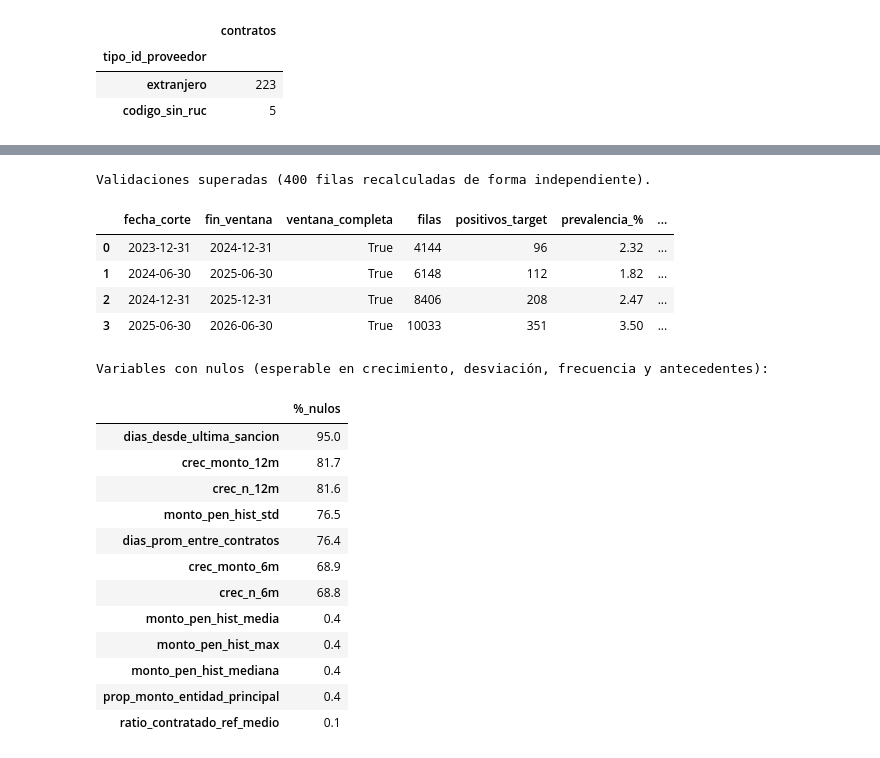
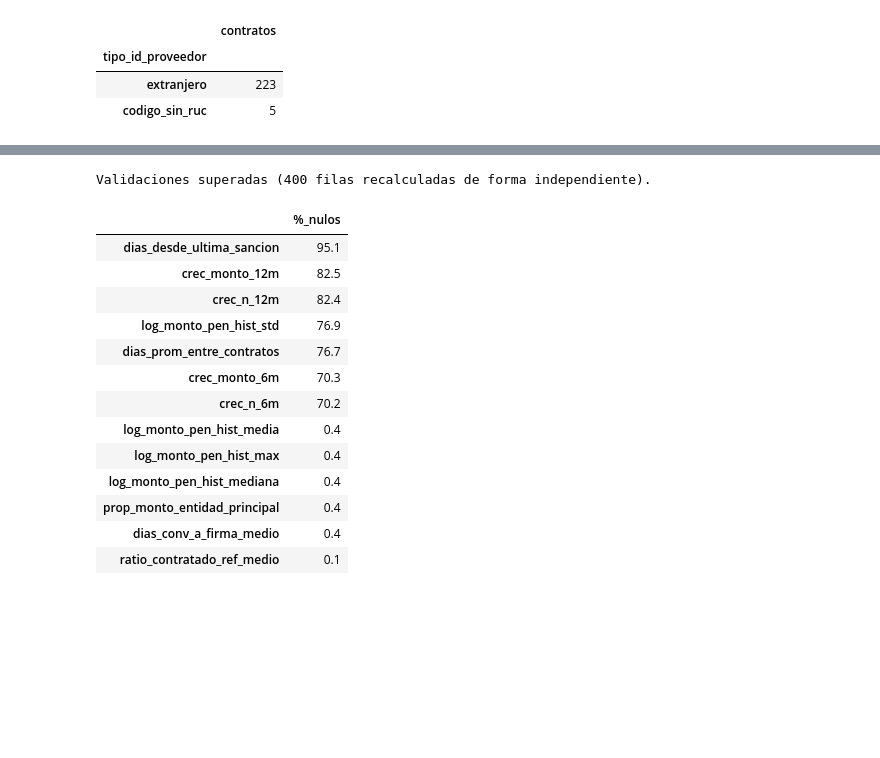
Before and after one commit to CyndxTs/G5-IA-APLICADA, a Jupyter notebook: notebooks/02_preprocesamiento.ipynb, the cells around one changed output, grey strips where cells are left out. Drawn from its saved outputs; the diff is of its cells as text; code cells hidden in the pictures; blank space fills up the shorter version.

```diff
--- a/notebooks/02_preprocesamiento.ipynb
+++ b/notebooks/02_preprocesamiento.ipynb
@@ -375,7 +343,7 @@ for archivo in archivos_convocatorias:
 convocatorias_items = pd.concat(partes, ignore_index=True)
 del partes
 
-convocatorias_items, dup_conv = quitar_duplicados(convocatorias_items, "convocatorias")
+convocatorias_items = quitar_duplicados(convocatorias_items)
 clave = ["codigoconvocatoria_norm", "n_item_norm"]
 repetidas = int(convocatorias_items.duplicated(clave, keep="first").sum())
 convocatorias_items = convocatorias_items.drop_duplicates(clave, keep="first").reset_index(drop=True)
@@ -418,7 +386,7 @@ CSV con separador `|` y codificación `cp1252`. El código de entidad coincide c
 archivo_entidades = RAW / "entidades_contratantes" / "entidades_contratantes.csv"
 entidades = leer_csv_barra(archivo_entidades)
 exigir_columnas(entidades, ["ruc", "codconsucode", "nombre_de_entidad", "departamento", "provincia", "distrito", "estado"], archivo_entidades)
-entidades, dup_ent = quitar_duplicados(entidades, "entidades")
+entidades = quitar_duplicados(entidades)
 entidades["codigoentidad_norm"] = normalizar_id(entidades["codconsucode"], quitar_ceros=True)
 entidades["ruc_entidad_norm"] = normalizar_id(entidades["ruc"])
 for c in ["departamento", "provincia", "distrito", "estado"]:
@@ -639,8 +598,8 @@ contratos = (items.groupby("n_cod_contrato_norm", sort=False).agg(
 contratos["fecha_disponible"] = contratos[["fecha_suscripcion", "fecha_publicacion"]].max(axis=1)
 contratos["monto_pen"] = contratos["monto_total"].where(contratos["moneda_norm"].eq("PEN").fillna(False))
 contratos["ratio_contratado_ref"] = (contratos["suma_item"] / contratos["suma_ref"]).where(contratos["suma_ref"] > 0)
-contratos["dias_conv_a_firma"] = (contratos["fecha_suscripcion"] - contratos["fecha_conv"]).dt.days
-contratos["duracion_dias"] = (contratos["vig_fin"] - contratos["vig_ini"]).dt.days
+contratos["dias_conv_a_firma"] = (contratos["fecha_suscripcion"] - contratos["fecha_conv"]).dt.days.where(lambda s: s >= 0)
+contratos["duracion_dias"] = (contratos["vig_fin"] - contratos["vig_ini"]).dt.days.where(lambda s: s.between(0, 3650))
 contratos["es_consorcio"] = contratos["tipo_id_proveedor"].eq("consorcio_probable").fillna(False).astype(int)
 contratos["es_bien"] = contratos["objeto"].eq("BIEN").fillna(False).astype(int)
 contratos["es_servicio"] = contratos["objeto"].eq("SERVICIO").fillna(False).astype(int)
@@ -650,12 +609,7 @@ contratos["es_contratacion_directa"] = contratos["tipo_proceso"].eq("CONTRATACIO
 contratos["es_moneda_extranjera"] = (contratos["moneda_norm"].ne("PEN") & contratos["moneda_norm"].notna()).fillna(False).astype(int)
 contratos = contratos.drop(columns=["suma_item", "suma_ref"])
 
-tipos_permitidos = ["ruc"]
-if INCLUIR_CONSORCIOS:
-    tipos_permitidos.append("consorcio_probable")
-if INCLUIR_EXTRANJEROS:
-    tipos_permitidos.append("extranjero")
-poblacion = contratos["tipo_id_proveedor"].isin(tipos_permitidos)
+poblacion = contratos["tipo_id_proveedor"].isin(["ruc", "consorcio_probable"])
 contratos_excluidos = contratos.loc[~poblacion, "tipo_id_proveedor"].value_counts()
 contratos_modelo = contratos.loc[poblacion].reset_index(drop=True)
 
@@ -846,10 +785,6 @@ HZ = HORIZONTE_MESES
 DICCIONARIO = [
     ("id_proveedor", "Identificación", "RUC del proveedor (o RUC de pago del consorcio probable). Solo para identificar/unir.", "ID"),
     ("fecha_corte", "Identificación", "Fecha de corte: solo se usa información disponible hasta esta fecha.", "ID"),
-    ("fecha_fin_ventana", "Control", f"Fin de la ventana de la etiqueta (corte + {HZ} meses).", "Control"),
-    ("ventana_etiqueta_completa", "Control", "1 si la ventana termina antes de la fecha de las bases de sanciones (etiqueta completa).", "Control"),
-    ("etiqueta_confiable", "Control", "1 si el corte es posterior al inicio de la cobertura confiable de las listas de sanciones.", "Control"),
-    ("meses_cobertura_datos", "Control", "Meses de datos de contratos disponibles hasta el corte (limita las ventanas largas).", "Control"),
     ("target", "Target", f"1 si el proveedor tiene una sanción (inhabilitación o multa) con evento en los {HZ} meses posteriores al corte.", "Target"),
     (f"y_inhabilitacion_{HZ}m", "Target", f"1 si recibe una inhabilitación en los {HZ} meses posteriores al corte.", "Target"),
     (f"y_multa_{HZ}m", "Target", f"1 si recibe una multa en los {HZ} meses posteriores al corte.", "Target"),
@@ -858,13 +793,13 @@ DICCIONARIO = [
 ]
 for m in (3, 6, 12, 24):
     DICCIONARIO += [(f"n_contratos_{m}m", "Actividad", f"Contratos disponibles en los últimos {m} meses antes del corte.", "Predictora"),
-                    (f"monto_pen_{m}m", "Montos", f"Suma de montos contratados en soles en los últimos {m} meses.", "Predictora")]
+                    (f"log_monto_pen_{m}m", "Montos (log1p)", f"Suma de montos contratados en soles en los últimos {m} meses.", "Predictora")]
 DICCIONARIO += [
-    ("monto_pen_hist_total", "Montos", "Suma de montos contratados en soles en todo el historial.", "Predictora"),
-    ("monto_pen_hist_media", "Montos", "Monto medio por contrato en soles (historial).", "Predictora"),
-    ("monto_pen_hist_mediana", "Montos", "Monto mediano por contrato en soles (historial).", "Predictora"),
-    ("monto_pen_hist_max", "Montos", "Monto máximo de un contrato en soles (historial).", "Predictora"),
-    ("monto_pen_hist_std", "Montos", "Desviación estándar de los montos por contrato (nulo con un solo contrato).", "Predictora"),
+    ("log_monto_pen_hist_total", "Montos (log1p)", "Suma de montos contratados en soles en todo el historial.", "Predictora"),
+    ("log_monto_pen_hist_media", "Montos (log1p)", "Monto medio por contrato en soles (historial).", "Predictora"),
+    ("log_monto_pen_hist_mediana", "Montos (log1p)", "Monto mediano por contrato en soles (historial).", "Predictora"),
+    ("log_monto_pen_hist_max", "Montos (log1p)", "Monto máximo de un contrato en soles (historial).", "Predictora"),
+    ("log_monto_pen_hist_std", "Montos (log1p)", "Desviación estándar de los montos por contrato (nulo con un solo contrato).", "Predictora"),
     ("crec_n_6m", "Crecimiento", "Variación relativa del número de contratos: últimos 6 meses vs los 6 anteriores (nulo si el previo es 0 o no hay cobertura).", "Predictora"),
     ("crec_monto_6m", "Crecimiento", "Variación relativa del monto en soles: últimos 6 meses vs los 6 anteriores.", "Predictora"),
     ("crec_n_12m", "Crecimiento", "Variación relativa del número de contratos: últimos 12 meses vs los 12 anteriores.", "Predictora"),
@@ -921,51 +850,45 @@ Si alguna falla, el notebook se detiene:
 # %%
 assert not dataset.duplicated(["id_proveedor", "fecha_corte"]).any(), "Hay filas repetidas por proveedor y corte."
 
 binarias = ["target", f"y_inhabilitacion_{HORIZONTE_MESES}m", f"y_multa_{HORIZONTE_MESES}m", "es_consorcio_probable",
-            "tiene_sancion_previa", "inhabilitado_vigente_al_corte", "ventana_etiqueta_completa", "etiqueta_confiable"]
+            "tiene_sancion_previa", "inhabilitado_vigente_al_corte"]
 for col in binarias:
     assert set(dataset[col].unique()) <= {0, 1}, f"{col} no es binaria"
 assert (dataset["target"] == (dataset[f"y_inhabilitacion_{HORIZONTE_MESES}m"] | dataset[f"y_multa_{HORIZONTE_MESES}m"])).all()
+
+assert dataset.nunique(dropna=False).gt(1).all(), "Hay columnas constantes"
 
 orden = ["n_contratos_3m", "n_contratos_6m", "n_contratos_12m", "n_contratos_24m", "n_contratos_hist"]
 assert (dataset[orden].diff(axis=1).iloc[:, 1:] >= 0).all().all(), "Las ventanas de actividad no son monótonas."
 
 muestra = dataset.sample(min(400, len(dataset)), random_state=42)
 for fila in muestra.itertuples(index=False):
     hist = contratos_modelo.loc[(contratos_modelo["id_proveedor"] == fila.id_proveedor)
                                 & (contratos_modelo["fecha_disponible"] <= fila.fecha_corte)]
     assert len(hist) == fila.n_contratos_hist, ("Contratos al corte no coinciden", fila.id_proveedor, fila.fecha_corte)
     futuro = eventos.loc[(eventos["id_proveedor"] == fila.id_proveedor)
                          & (eventos["fecha_evento"] > fila.fecha_corte)
-                         & (eventos["fecha_evento"] <= fila.fecha_fin_ventana)]
+                         & (eventos["fecha_evento"] <= fila.fecha_corte + pd.DateOffset(months=HORIZONTE_MESES))]
     assert int(len(futuro) > 0) == fila.target, ("Target no coincide", fila.id_proveedor, fila.fecha_corte)
     previas = eventos.loc[(eventos["id_proveedor"] == fila.id_proveedor) & (eventos["fecha_evento"] <= fila.fecha_corte)]
     assert len(previas) == fila.n_inhab_previas + fila.n_multas_previas, ("Antecedentes no coinciden", fila.id_proveedor)
 print(f"Validaciones superadas ({len(muestra)} filas recalculadas de forma independiente).")
 
-display(resumen_cortes)
 nulos = (dataset.isna().mean() * 100).round(1).rename("%_nulos").to_frame()
-print("Variables con nulos (esperable en crecimiento, desviación, frecuencia y antecedentes):")
-display(nulos[nulos["%_nulos"] > 0].sort_values("%_nulos", ascending=False))
-display(dataset.groupby("fecha_corte")[["n_contratos_hist", "monto_pen_hist_total"]].describe().T.round(1).head(16))
+nulos[nulos["%_nulos"] > 0].sort_values("%_nulos", ascending=False)
 # %% [output]
 Validaciones superadas (400 filas recalculadas de forma independiente).
-|  | fecha_corte | fin_ventana | ventana_completa | filas | positivos_target | prevalencia_% | ... |
-| 0 | 2023-12-31 | 2024-12-31 | True | 4144 | 96 | 2.32 | ... |
-| 1 | 2024-06-30 | 2025-06-30 | True | 6148 | 112 | 1.82 | ... |
-| 2 | 2024-12-31 | 2025-12-31 | True | 8406 | 208 | 2.47 | ... |
-| 3 | 2025-06-30 | 2026-06-30 | True | 10033 | 351 | 3.50 | ... |
+|  | %_nulos |
+| dias_desde_ultima_sancion | 95.1 |
+| crec_monto_12m | 82.5 |
+| crec_n_12m | 82.4 |
+| log_monto_pen_hist_std | 76.9 |
+| dias_prom_entre_contratos | 76.7 |
+| crec_monto_6m | 70.3 |
+| crec_n_6m | 70.2 |
+| log_monto_pen_hist_media | 0.4 |
+| log_monto_pen_hist_max | 0.4 |
+| log_monto_pen_hist_mediana | 0.4 |
+| prop_monto_entidad_principal | 0.4 |
+| dias_conv_a_firma_medio | 0.4 |
+| ratio_contratado_ref_medio | 0.1 |
-Variables con nulos (esperable en crecimiento, desviación, frecuencia y antecedentes):
-|  | %_nulos |
-| dias_desde_ultima_sancion | 95.0 |
-| crec_monto_12m | 81.7 |
-| crec_n_12m | 81.6 |
-| monto_pen_hist_std | 76.5 |
-| dias_prom_entre_contratos | 76.4 |
-| crec_monto_6m | 68.9 |
-| crec_n_6m | 68.8 |
-| monto_pen_hist_media | 0.4 |
-| monto_pen_hist_max | 0.4 |
-| monto_pen_hist_mediana | 0.4 |
-| prop_monto_entidad_principal | 0.4 |
-| ratio_contratado_ref_medio | 0.1 |
```
Also changed, not shown: parts of 25 cells of this notebook, 1 other file.
